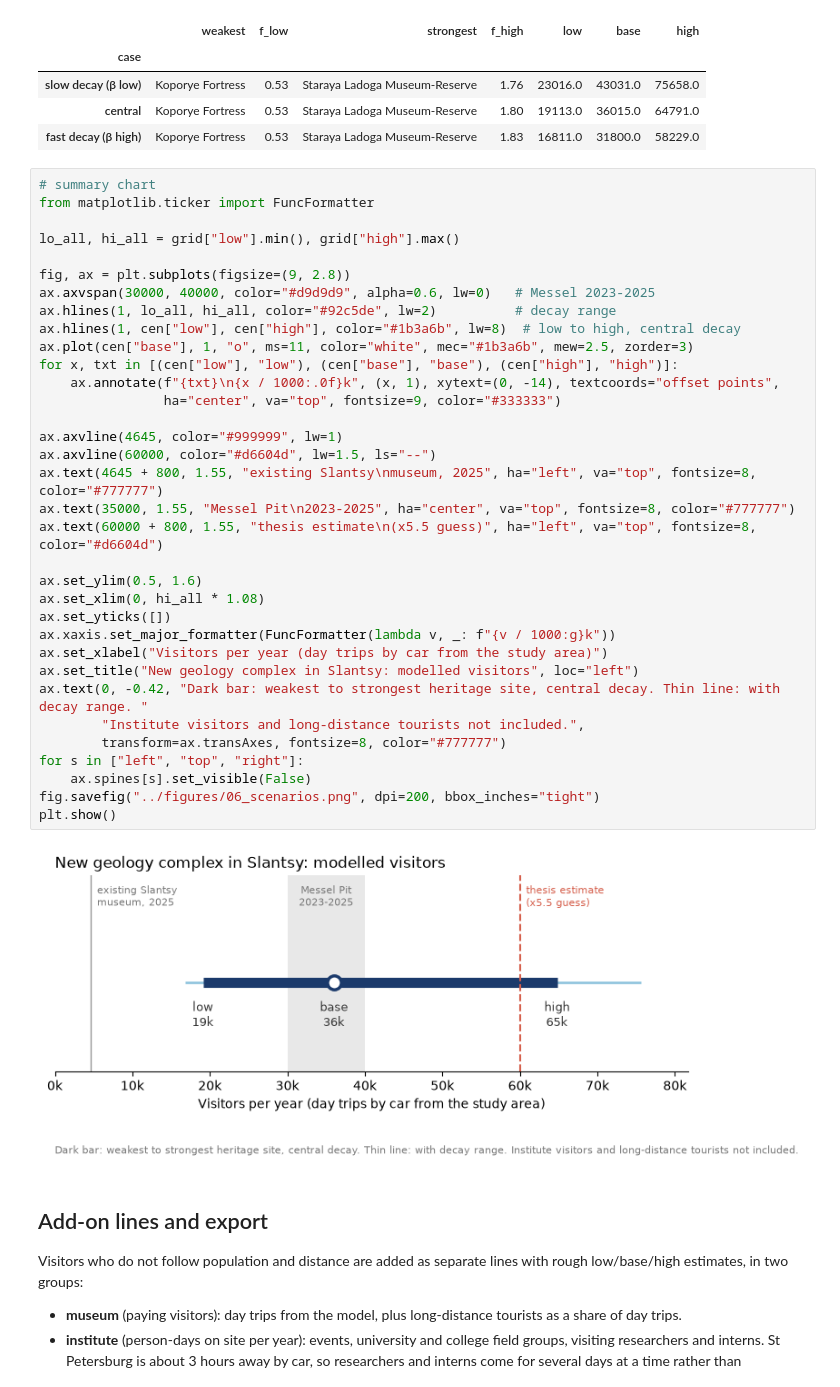
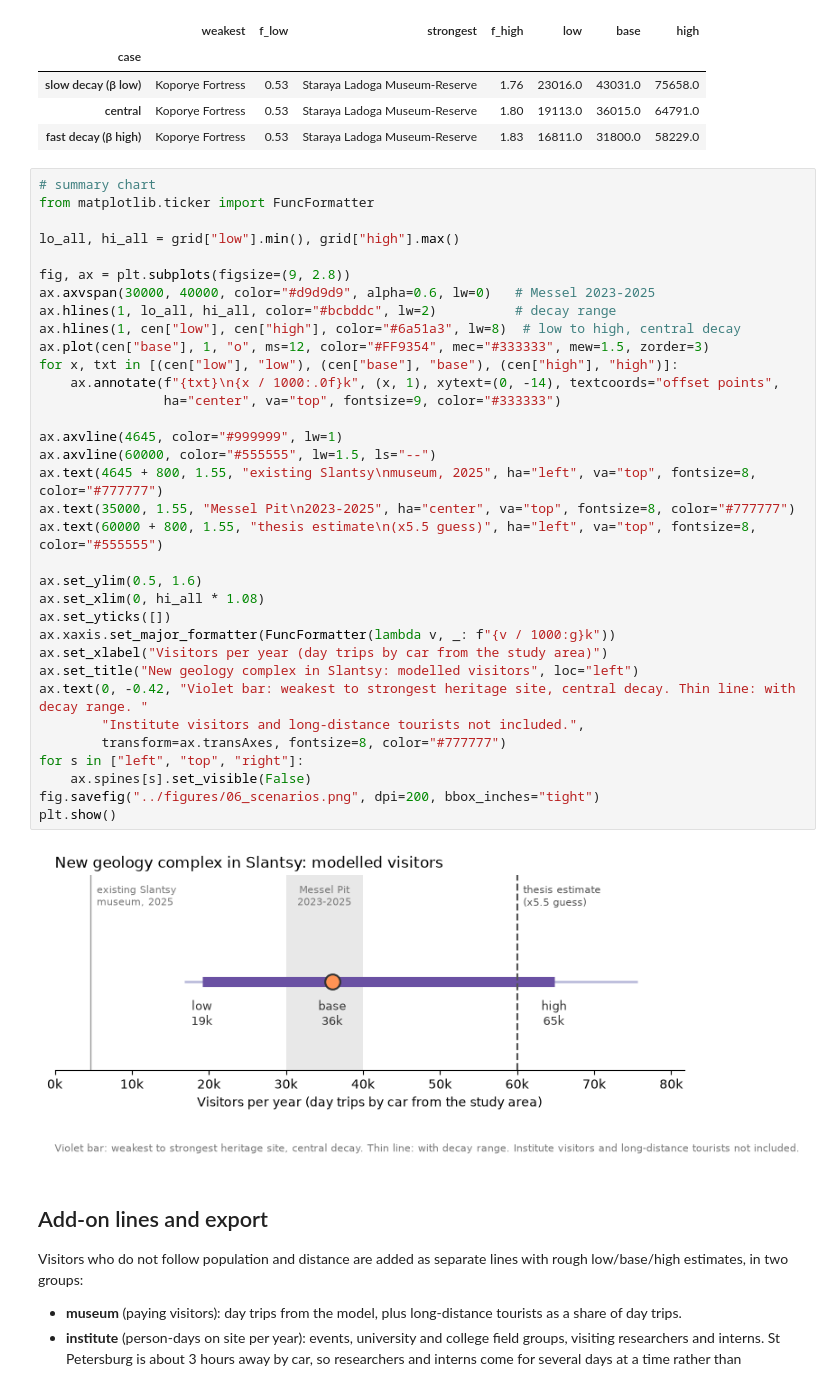
Before and after one commit to evelina-kalugina/klint-visitor-demand-model, a Jupyter notebook: notebooks/06_slantsy_scenarios.ipynb, the cells around one changed output. Saved outputs shown, nothing was run; the diff lists cells and outputs as text.

```diff
--- a/notebooks/06_slantsy_scenarios.ipynb
+++ b/notebooks/06_slantsy_scenarios.ipynb
@@ -109,39 +109,39 @@ Including decay range: 16,811 to 75,658
 # %%
 # summary chart
 from matplotlib.ticker import FuncFormatter
 
 lo_all, hi_all = grid["low"].min(), grid["high"].max()
 
 fig, ax = plt.subplots(figsize=(9, 2.8))
 ax.axvspan(30000, 40000, color="#d9d9d9", alpha=0.6, lw=0)   # Messel 2023-2025
-ax.hlines(1, lo_all, hi_all, color="#92c5de", lw=2)          # decay range
-ax.hlines(1, cen["low"], cen["high"], color="#1b3a6b", lw=8)  # low to high, central decay
-ax.plot(cen["base"], 1, "o", ms=11, color="white", mec="#1b3a6b", mew=2.5, zorder=3)
+ax.hlines(1, lo_all, hi_all, color="#bcbddc", lw=2)          # decay range
+ax.hlines(1, cen["low"], cen["high"], color="#6a51a3", lw=8)  # low to high, central decay
+ax.plot(cen["base"], 1, "o", ms=12, color="#FF9354", mec="#333333", mew=1.5, zorder=3)
 for x, txt in [(cen["low"], "low"), (cen["base"], "base"), (cen["high"], "high")]:
     ax.annotate(f"{txt}\n{x / 1000:.0f}k", (x, 1), xytext=(0, -14), textcoords="offset points",
                 ha="center", va="top", fontsize=9, color="#333333")
 
 ax.axvline(4645, color="#999999", lw=1)
-ax.axvline(60000, color="#d6604d", lw=1.5, ls="--")
+ax.axvline(60000, color="#555555", lw=1.5, ls="--")
 ax.text(4645 + 800, 1.55, "existing Slantsy\nmuseum, 2025", ha="left", va="top", fontsize=8, color="#777777")
 ax.text(35000, 1.55, "Messel Pit\n2023-2025", ha="center", va="top", fontsize=8, color="#777777")
-ax.text(60000 + 800, 1.55, "thesis estimate\n(x5.5 guess)", ha="left", va="top", fontsize=8, color="#d6604d")
+ax.text(60000 + 800, 1.55, "thesis estimate\n(x5.5 guess)", ha="left", va="top", fontsize=8, color="#555555")
 
 ax.set_ylim(0.5, 1.6)
 ax.set_xlim(0, hi_all * 1.08)
 ax.set_yticks([])
 ax.xaxis.set_major_formatter(FuncFormatter(lambda v, _: f"{v / 1000:g}k"))
 ax.set_xlabel("Visitors per year (day trips by car from the study area)")
 ax.set_title("New geology complex in Slantsy: modelled visitors", loc="left")
-ax.text(0, -0.42, "Dark bar: weakest to strongest heritage site, central decay. Thin line: with decay range. "
+ax.text(0, -0.42, "Violet bar: weakest to strongest heritage site, central decay. Thin line: with decay range. "
         "Institute visitors and long-distance tourists not included.",
         transform=ax.transAxes, fontsize=8, color="#777777")
 for s in ["left", "top", "right"]:
     ax.spines[s].set_visible(False)
 fig.savefig("../figures/06_scenarios.png", dpi=200, bbox_inches="tight")
 plt.show()
 # %% [output]
-[figure, old version]
+[figure, new version]
 # %% [markdown]
 ## Add-on lines and export
 
```
Also changed, not shown: parts of 3 cells of this notebook, 7 other files.
